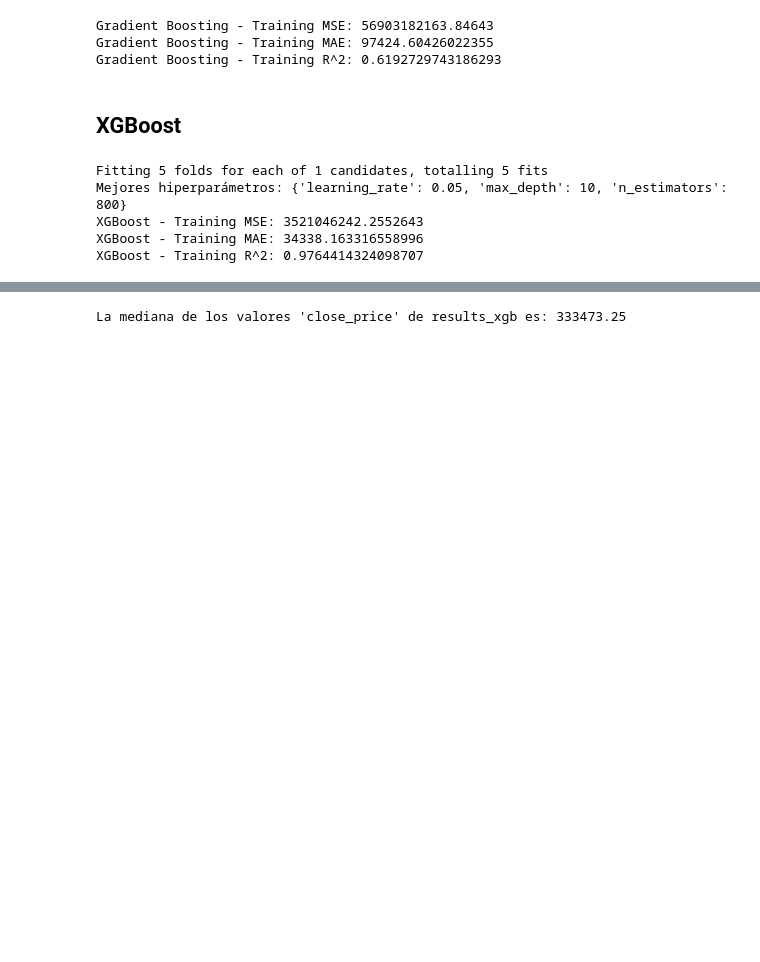
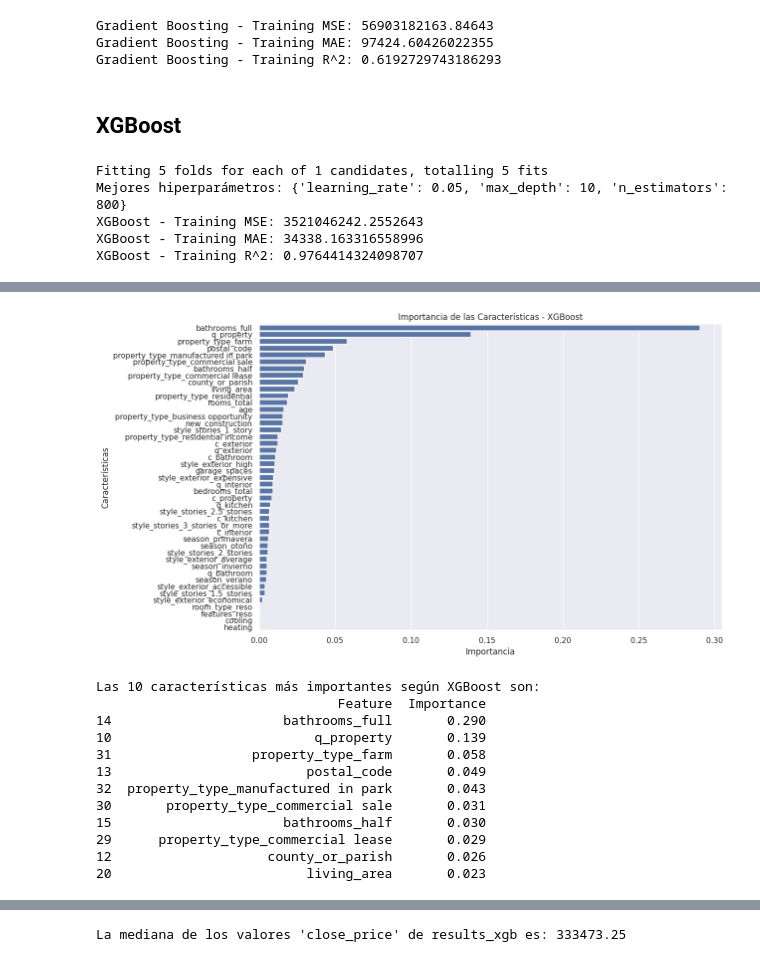
Before and after one commit to Farrius/Datathon_2024, a Jupyter notebook: models_training.ipynb, the cells around one changed output, grey strips where cells are left out. Drawn from its saved outputs; the diff is of its cells as text; code cells hidden in the pictures; blank space fills up the shorter version.

```diff
--- a/models_training.ipynb
+++ b/models_training.ipynb
@@ -363,0 +381,40 @@ KeyboardInterrupt:
+# %%
+import xgboost as xgb
+
+# Importar librerías necesarias
+import matplotlib.pyplot as plt
+
+# Obtener las importancias de las características del modelo XGBoost
+xgb_importances = best_xgb_model.feature_importances_
+
+# Crear un DataFrame para las importancias de las características
+xgb_feature_importances = pd.DataFrame({'Feature': X_train.columns, 'Importance': xgb_importances})
+
+# Ordenar el DataFrame por importancia de mayor a menor
+xgb_feature_importances = xgb_feature_importances.sort_values(by='Importance', ascending=False)
+
+# Crear el gráfico de barras
+plt.figure(figsize=(12, 8))
+sns.barplot(x='Importance', y='Feature', data=xgb_feature_importances)
+plt.title('Importancia de las Características - XGBoost')
+plt.xlabel('Importancia')
+plt.ylabel('Características')
+plt.show()
+
+# Mostrar las 10 características más importantes
+print("Las 10 características más importantes según XGBoost son:")
+print(xgb_feature_importances.head(10))
+# %% [output]
+[figure, added]
+Las 10 características más importantes según XGBoost son:
+                               Feature  Importance
+14                      bathrooms_full       0.290
+10                          q_property       0.139
+31                  property_type_farm       0.058
+13                         postal_code       0.049
+32  property_type_manufactured in park       0.043
+30       property_type_commercial sale       0.031
+15                      bathrooms_half       0.030
+29      property_type_commercial lease       0.029
+12                    county_or_parish       0.026
+20                         living_area       0.023
```
Also changed, not shown: parts of 5 cells of this notebook.
